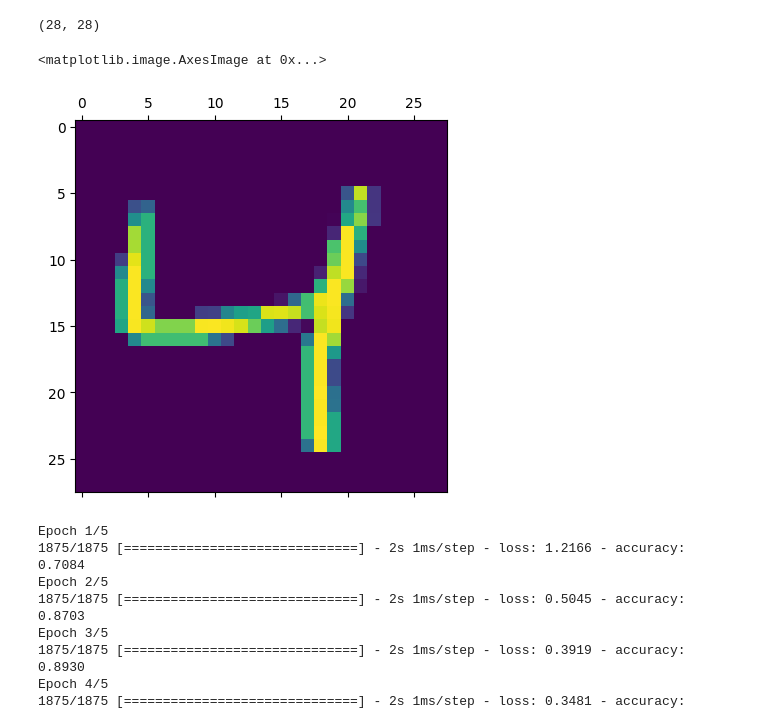
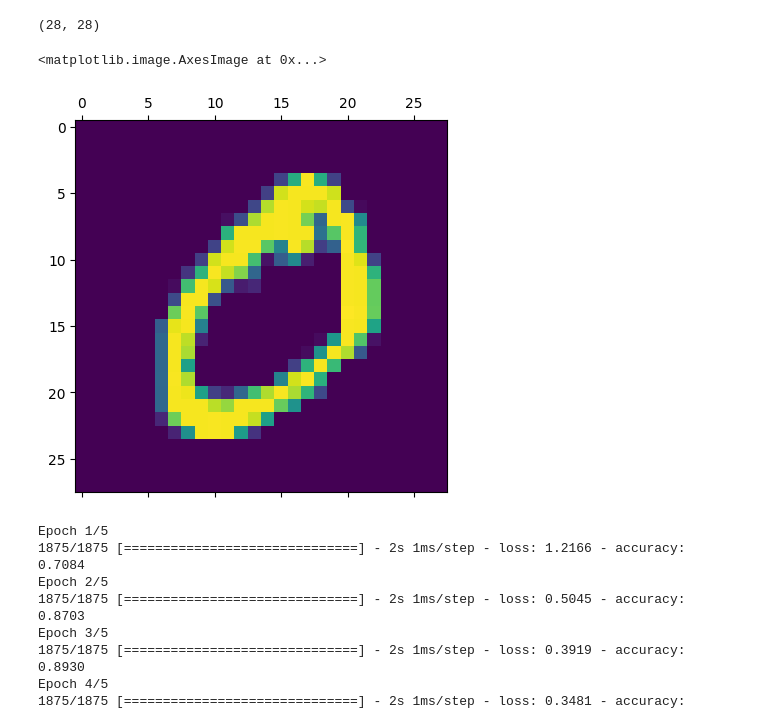
Before and after one commit to CertaintyItIs/handwrittendigitrecognition, a Jupyter notebook: handwrittendigitrecognition.ipynb, the cells around one changed output. Drawn from its saved outputs; the diff is of its cells as text; code cells hidden in the pictures.

```diff
--- a/handwrittendigitrecognition.ipynb
+++ b/handwrittendigitrecognition.ipynb
@@ -19,10 +23,10 @@ X_train[0].shape
 # %% [output]
 (28, 28)
 # %%
-plt.matshow(X_train[2])
+plt.matshow(X_train[1])
 # %% [output]
 <matplotlib.image.AxesImage at 0x...>
-[figure, old version]
+[figure, new version]
 # %%
 X_train = X_train / 255
 X_test = X_test / 255
```
Also changed, not shown: parts of 4 cells of this notebook.
